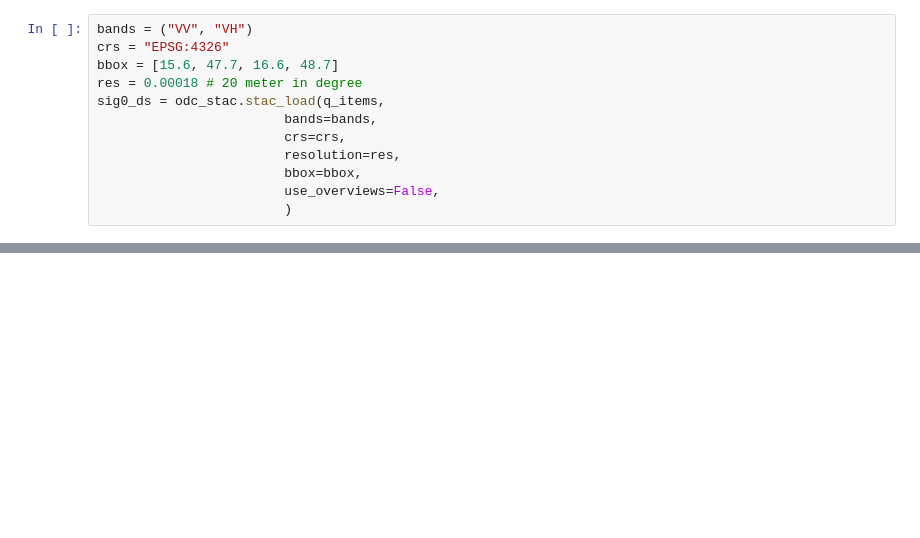
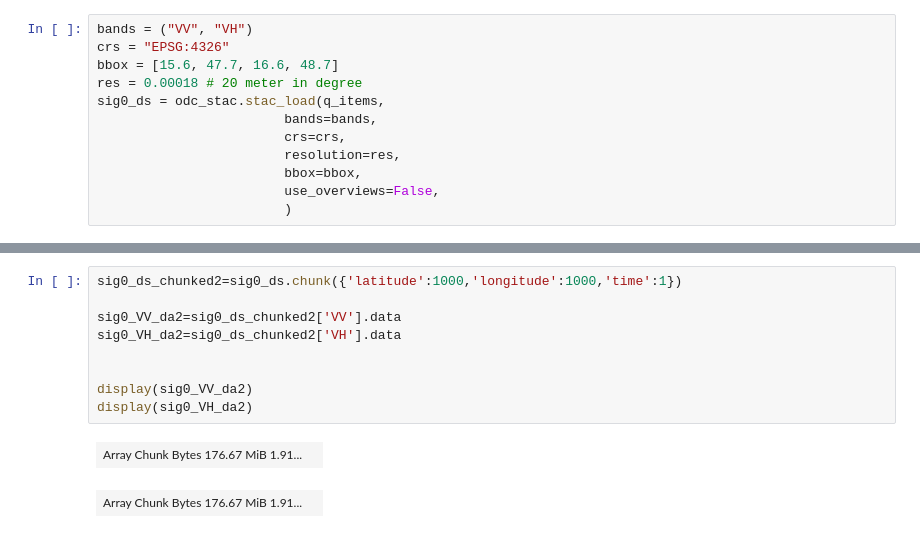
Before and after one commit to julinke/EODC_stac, a Jupyter notebook: EODCdask.ipynb, the cells around one changed output, grey strips where cells are left out. Cells and saved outputs as stored; diff of their text form; blank space fills up the shorter version.

```diff
--- a/EODCdask.ipynb
+++ b/EODCdask.ipynb
@@ -119,0 +150,12 @@ sig0_da
+# %%
+sig0_ds_chunked2=sig0_ds.chunk({'latitude':1000,'longitude':1000,'time':1})
+
+sig0_VV_da2=sig0_ds_chunked2['VV'].data
+sig0_VH_da2=sig0_ds_chunked2['VH'].data
+
+
+display(sig0_VV_da2)
+display(sig0_VH_da2)
+# %% [output]
+| Array Chunk Bytes 176.67 MiB 1.91... |  |
+| Array Chunk Bytes 176.67 MiB 1.91... |  |
```
Also changed, not shown: parts of 12 cells of this notebook, 2 other files.
